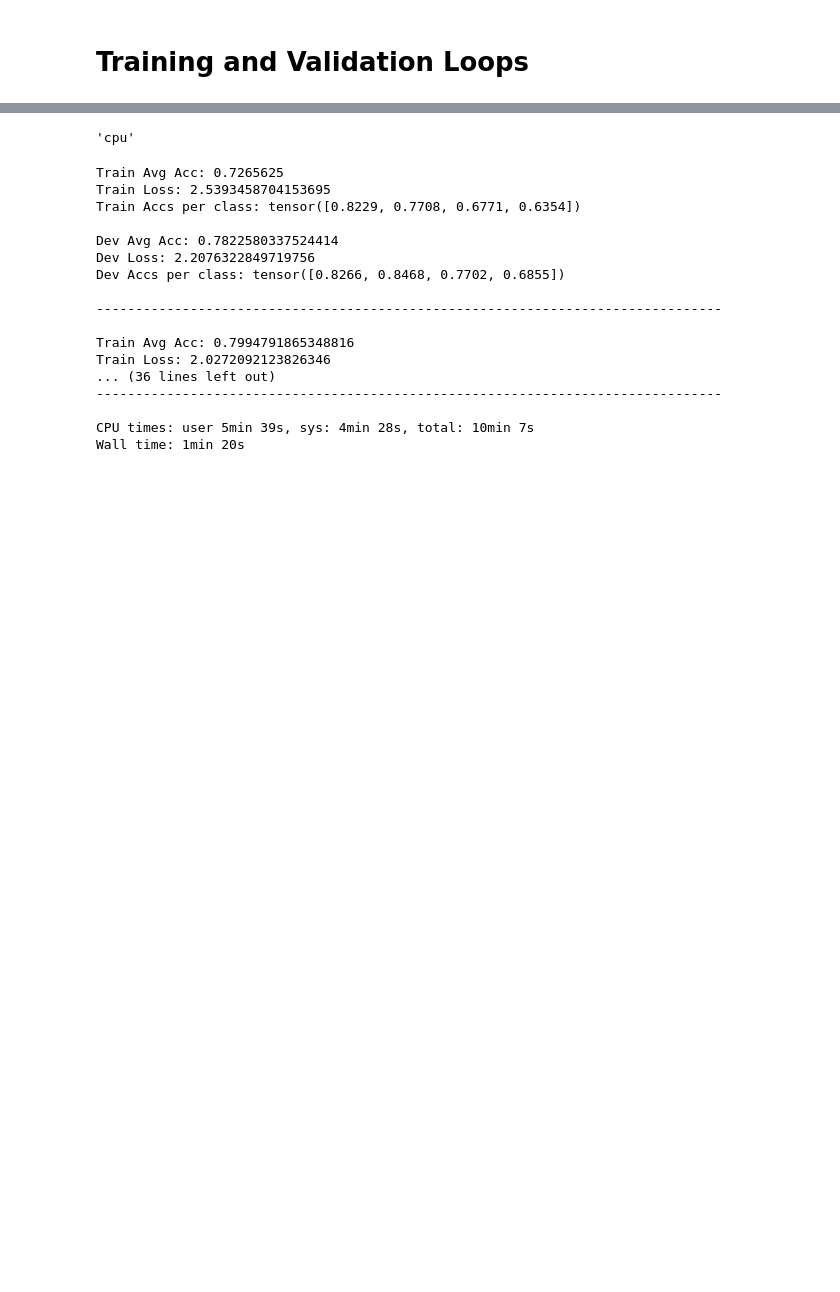
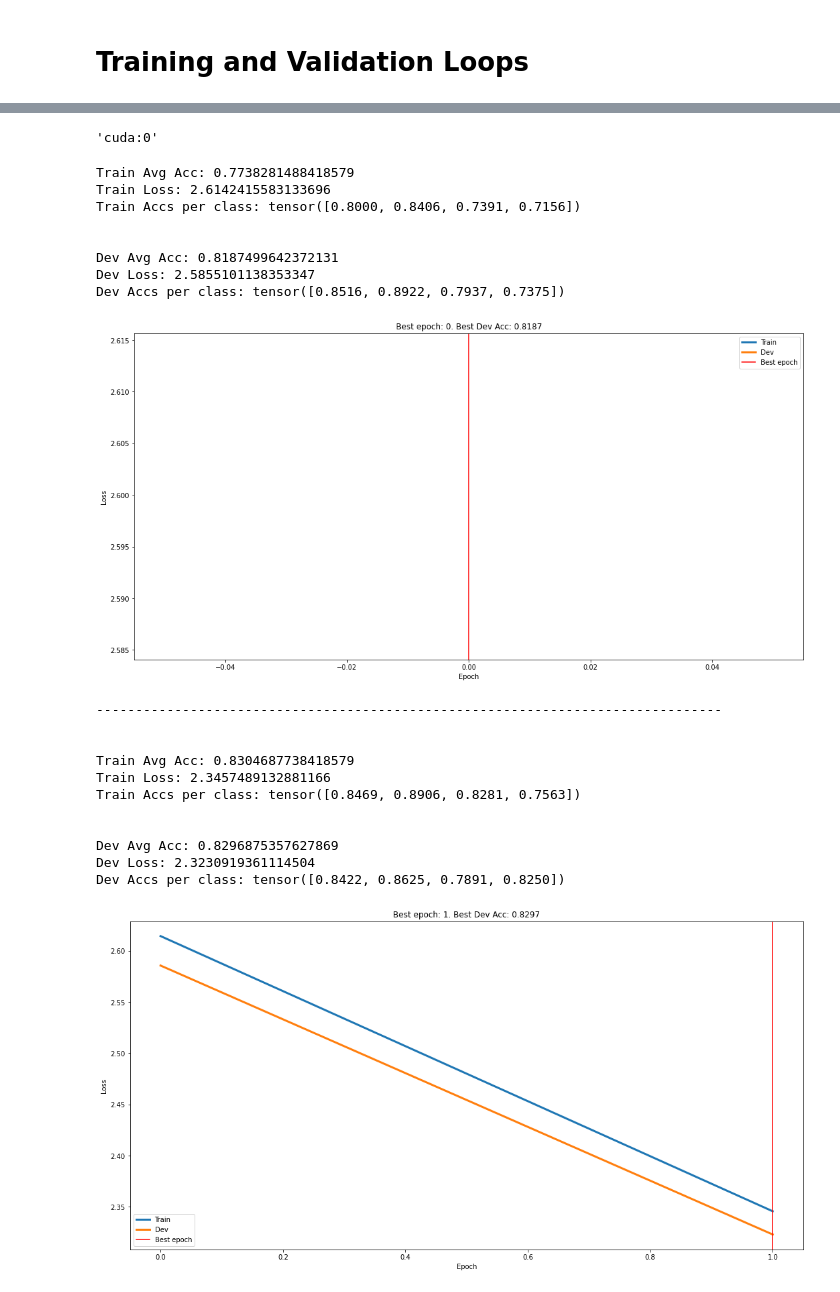
Before and after one commit to GeorgeBatch/cocoapi, a Jupyter notebook: PythonAPI/4-fine-tuning-resnet18.ipynb, the cells around one changed output, grey strips where cells are left out. Cells and saved outputs as stored; diff of their text form; code cells hidden in the pictures; blank space fills up the shorter version.

Commit message:
train a baseline model

```diff
--- a/PythonAPI/4-fine-tuning-resnet18.ipynb
+++ b/PythonAPI/4-fine-tuning-resnet18.ipynb
@@ -129,13 +143,13 @@ def train_one_epoch(iterator, model, criterion, optimizer):
     epoch_loss = 0
     per_class_correct = torch.zeros(4)
 
-    for batch in iterator:
+    for batch in tqdm(iterator, desc='train'):
         model.train()
 
-        inputs = batch['image'] # [batch size, channel, h, w]
+        inputs = batch['image'].to(device) # [batch size, channel, h, w]
         #print(inputs.shape, inputs.dtype)
         # right now, `labels` is a list with num_classes tensors, each tensor with batch_size of labels (integers)
-        labels = torch.vstack(batch['label']).T.contiguous().to(torch.float32)
+        labels = torch.vstack(batch['label']).T.contiguous().to(torch.float32).to(device)
         #print(labels.shape, labels.dtype, labels.is_contiguous()) # labels
         total += labels.shape[0]
 
@@ -154,7 +168,7 @@ def train_one_epoch(iterator, model, criterion, optimizer):
 
         preds = (outputs > 0.5).detach().to(torch.int32) # no need to drag the gradients
         #print(preds)
-        per_class_correct += (preds == labels).sum(0) # 0-th axis for batch_size
+        per_class_correct += (preds.cpu() == labels.cpu()).sum(0) # 0-th axis for batch_size
         #print(per_class_correct)
 
     avg_epoch_loss = epoch_loss / total
@@ -167,16 +181,16 @@ def evaluate(iterator, model, criterion):
     epoch_loss = 0
     per_class_correct = torch.zeros(4)
 
-    for batch in iterator:
+    for batch in tqdm(iterator, desc='dev'):
 
         # no need for gradients, batch-norm and dropout in evaluation mode
         model.eval()
         with torch.no_grad():
 
-            inputs = batch['image'] # [batch size, channel, h, w]
+            inputs = batch['image'].to(device) # [batch size, channel, h, w]
             #print(inputs.shape, inputs.dtype)
             # right now, `labels` is a list with num_classes tensors, each tensor with batch_size of labels (integers)
-            labels = torch.vstack(batch['label']).T.contiguous().to(torch.float32)
+            labels = torch.vstack(batch['label']).T.contiguous().to(torch.float32).to(device)
             #print(labels.shape, labels.dtype, labels.is_contiguous()) # labels
             total += labels.shape[0]
 
@@ -190,7 +204,7 @@ def evaluate(iterator, model, criterion):
 
             preds = (outputs > 0.5).detach().to(torch.int32) # no need to drag the gradients
             #print(preds)
-            per_class_correct += (preds == labels).sum(0) # 0-th axis for batch_size
+            per_class_correct += (preds.cpu() == labels.cpu()).sum(0) # 0-th axis for batch_size
             #print(per_class_correct)
 
     avg_epoch_loss = epoch_loss / total
@@ -202,8 +216,7 @@ def evaluate(iterator, model, criterion):
 # %%
-device = "cuda:0" if torch.cuda.is_available() else "cpu"
 device
 # %% [output]
-'cpu'
+'cuda:0'
 # %%
 # load pre-trained model
 model_ft = models.resnet18(pretrained=True)
@@ -229,25 +242,27 @@ criterion = torch.nn.BCEWithLogitsLoss(reduction='sum')
 optimizer_ft = torch.optim.SGD(model_ft.parameters(), lr=0.001, momentum=0.9)
 
 # Decay LR by a factor of 0.1 every 7 epochs
-exp_lr_scheduler = torch.optim.lr_scheduler.StepLR(optimizer_ft, step_size=7, gamma=0.1)
+exp_lr_scheduler = torch.optim.lr_scheduler.StepLR(optimizer_ft, step_size=2, gamma=0.1)
 # %%
 #model_ft
 # %%
 %%time
 
-num_epochs = 5
+num_epochs = 4
 train_epoch_loss_history = []
 train_per_class_acc_history = []
 
 dev_epoch_loss_history = []
 dev_per_class_acc_history = []
 
+dev_epoch_acc_history = []
+
 best_acc = None
 best_epoch = None
 
 best_model_wts = copy.deepcopy(model_ft.state_dict())
 
-for epoch in range(num_epochs):
+for epoch in trange(num_epochs, desc='epoch'):
     # train
     avg_epoch_loss, avg_per_class_acc = train_one_epoch(iterator=train1_dataloader,
                                                         model=model_ft, criterion=criterion,
@@ -255,46 +270,66 @@ for epoch in range(num_epochs):
     avg_acc = avg_per_class_acc.mean().item()
     print('Train Avg Acc:', avg_acc)
     train_epoch_loss_history.append(avg_epoch_loss)
     train_per_class_acc_history.append(avg_per_class_acc)
     print('Train Loss:', avg_epoch_loss)
     print('Train Accs per class:', avg_per_class_acc)
     print()
 
     # evaluate on the dev set
     avg_epoch_loss, avg_per_class_acc = evaluate(iterator=dev1_dataloader,
                                                  model=model_ft, criterion=criterion)
     avg_acc = avg_per_class_acc.mean().item()
     print('Dev Avg Acc:', avg_acc)
     dev_epoch_loss_history.append(avg_epoch_loss)
     dev_per_class_acc_history.append(avg_per_class_acc)
     print('Dev Loss:', avg_epoch_loss)
     print('Dev Accs per class:', avg_per_class_acc)
 
+    dev_epoch_acc_history.append(avg_acc)
 
     if (not best_acc) or avg_acc > best_acc:
         best_epoch = epoch
-        best_acc = avg_per_class_acc.mean()
+        best_acc = avg_acc
 
         best_model_wts = copy.deepcopy(model_ft.state_dict())
+
+    # lr scheduler step
+    exp_lr_scheduler.step()
+
+    # plot
+    plt.figure(figsize=(18, 9))
+    plt.plot(np.arange(len(train_epoch_loss_history)), train_epoch_loss_history, label=f'Train', linewidth=3)
+    plt.plot(np.arange(len(dev_epoch_loss_history)), dev_epoch_loss_history, label=f'Dev', linewidth=3)
+    plt.axvline(x=best_epoch, label='Best epoch', color='red')
+    plt.xlabel('Epoch')
+    plt.ylabel('Loss')
+    plt.title(f'Best epoch: {best_epoch}. Best Dev Acc: {best_acc:.4}')
+    plt.legend(loc='best')
+    plt.show()
+
 
     print()
     print('-'*80)
     print()
 # %% [output]
-Train Avg Acc: 0.7265625
-Train Loss: 2.5393458704153695
-Train Accs per class: tensor([0.8229, 0.7708, 0.6771, 0.6354])
+Train Avg Acc: 0.7738281488418579
+Train Loss: 2.6142415583133696
+Train Accs per class: tensor([0.8000, 0.8406, 0.7391, 0.7156])
 
-Dev Avg Acc: 0.7822580337524414
-Dev Loss: 2.2076322849719756
-Dev Accs per class: tensor([0.8266, 0.8468, 0.7702, 0.6855])
 
---------------------------------------------------------------------------------
-
-Train Avg Acc: 0.7994791865348816
-Train Loss: 2.0272092123826346
-... (36 lines left out)
---------------------------------------------------------------------------------
-
-CPU times: user 5min 39s, sys: 4min 28s, total: 10min 7s
-Wall time: 1min 20s
+Dev Avg Acc: 0.8187499642372131
+Dev Loss: 2.5855101138353347
+Dev Accs per class: tensor([0.8516, 0.8922, 0.7937, 0.7375])
+[figure, added]
+--------------------------------------------------------------------------------
+
+
+Train Avg Acc: 0.8304687738418579
+Train Loss: 2.3457489132881166
+Train Accs per class: tensor([0.8469, 0.8906, 0.8281, 0.7563])
+
+
+Dev Avg Acc: 0.8296875357627869
+Dev Loss: 2.3230919361114504
+Dev Accs per class: tensor([0.8422, 0.8625, 0.7891, 0.8250])
+[figure, added]
```
Also changed, not shown: parts of 17 cells of this notebook, 2 other files.
